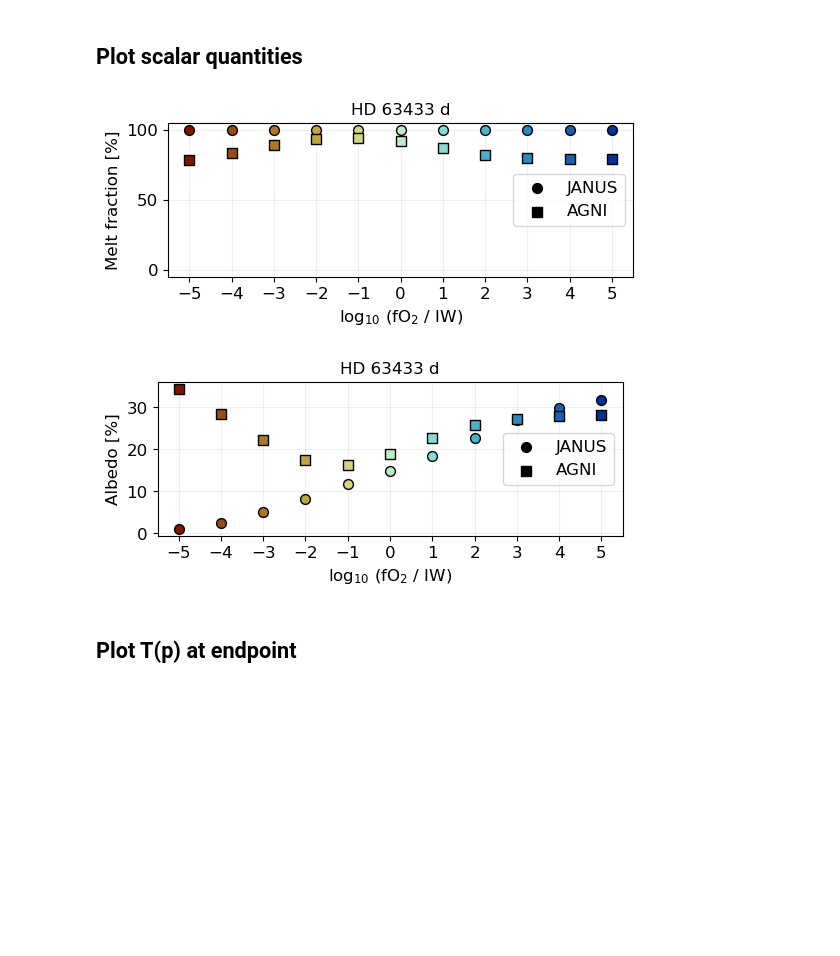
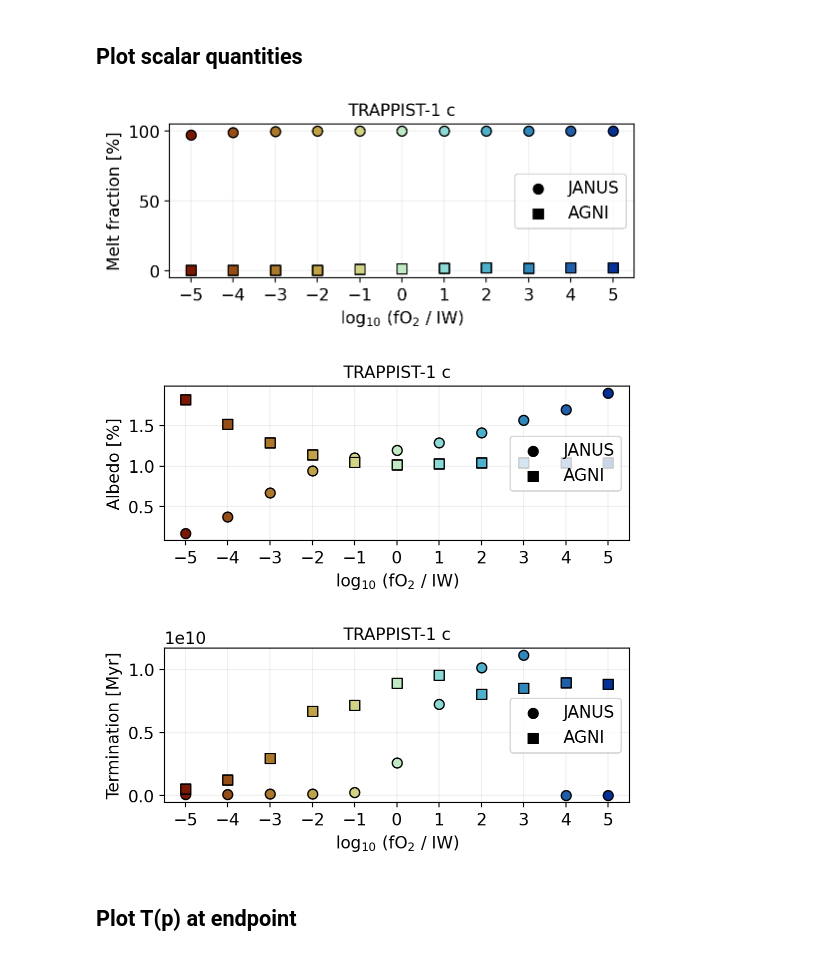
Before and after one commit to nichollsh/proteus_analysis, a Jupyter notebook: agni_vs_janus.ipynb, the cells around one changed output. Cells and saved outputs as stored; diff of their text form; code cells hidden in the pictures; blank space fills up the shorter version.

```diff
--- a/agni_vs_janus.ipynb
+++ b/agni_vs_janus.ipynb
@@ -57,17 +57,15 @@ def read_helpfile(fpath):
 # %% [markdown]
 ### Do analysis
 # %%
-# outname = "article_data/mnras_proteus_agni/hd63433d_v6"
-outname = "output/hd63433d_oxfu/"
-title = "HD 63433 d"
+# pltname = "hd63433d"
+# outname = "article_data/mnras_proteus_agni/hd63433d_oxfu/"
+# title = "HD 63433 d"
 
-# outname = "output/trappist1c_oxfu/"
-# title = "TRAPPIST-1 c"
+pltname = "trappist1c"
+outname = "article_data/mnras_proteus_agni/trappist1c_oxfu/"
+title = "TRAPPIST-1 c"
 
-# outname = "article_data/mnras_proteus_agni/ltt3780b_v5"
-# title = "LTT 3780 b"
-
-stride = 1
+stride = 10
 # %%
 globber = os.path.join(os.environ.get("HOME"),"analysis/data/",outname) + "/case_*/"
 print(globber)
@@ -244,24 +242,34 @@ def plot_scalar_quantities(yd, show_xlabel=True):
 # %%
 show_xlabel = True
 
 yd = {
     "lbl" : "Melt fraction [%]",
     "key" : "Phi_global",
     "scl" : 100.0,
     "loc" : [-5,105],
 }
 plot_scalar_quantities(yd, show_xlabel=show_xlabel)
 
 yd = {
     "lbl" : "Albedo [%]",
     "key" : "bond_albedo",
     "scl" : 100.0,
     "loc" : [],
 }
 plot_scalar_quantities(yd, show_xlabel=show_xlabel)
+
+
+yd = {
+    "lbl" : "Termination [Myr]",
+    "key" : "Time",
+    "scl" : 1e-6,
+    "loc" : [],
+}
+plot_scalar_quantities(yd, show_xlabel=show_xlabel)
 # %% [output]
-[figure, old version]
+[figure, new version]
-[figure, old version]
+[figure, new version]
+[figure, added]
 # %% [markdown]
 ## Plot T(p) at endpoint
 # %%
```
Also changed, not shown: parts of 7 cells of this notebook.
